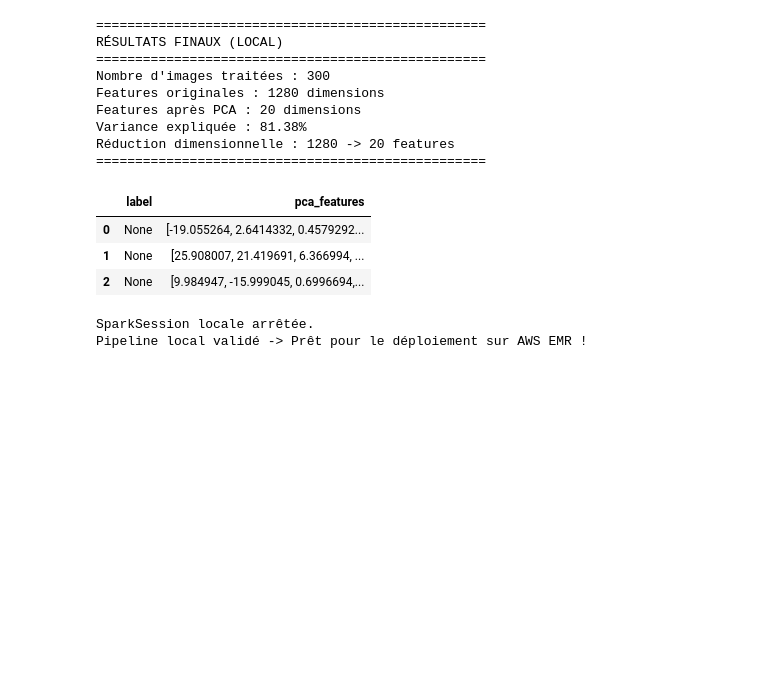
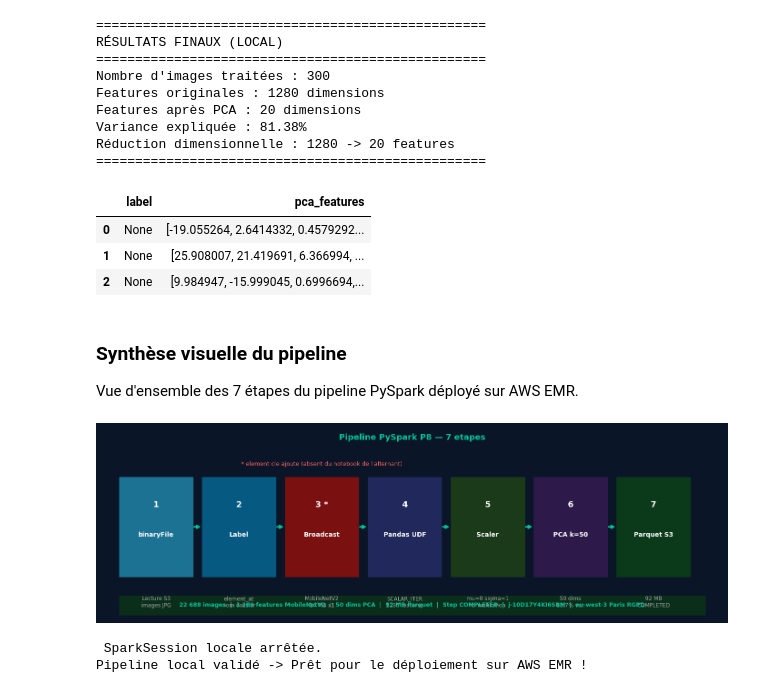
Before and after one commit to stephanebarre13-boop/OC_DS_P8_Deployer_modele_cloud, a Jupyter notebook: Barre_Stephane_1_notebook_032026.ipynb, the cells around one changed output. Drawn from its saved outputs; the diff is of its cells as text; code cells hidden in the pictures; blank space fills up the shorter version.

```diff
--- a/Barre_Stephane_1_notebook_032026.ipynb
+++ b/Barre_Stephane_1_notebook_032026.ipynb
@@ -685,6 +751,75 @@ Réduction dimensionnelle : 1280 -> 20 features
 | 0 | None | [-19.055264, 2.6414332, 0.4579292... |
 | 1 | None | [25.908007, 21.419691, 6.366994, ... |
 | 2 | None | [9.984947, -15.999045, 0.6996694,... |
+# %% [markdown]
+### Synthèse visuelle du pipeline
+
+Vue d'ensemble des 7 étapes du pipeline PySpark déployé sur AWS EMR.
+# %%
+import matplotlib.pyplot as plt
+
+fig, ax = plt.subplots(figsize=(14, 4.5))
+fig.patch.set_facecolor('#0a1628')
+ax.set_facecolor('#0a1628')
+ax.axis('off')
+
+etapes = [
+    ('1\nbinaryFile',  '#1C7293', 'Lecture S3\nimages JPG'),
+    ('2\nLabel',       '#065A82', 'element_at\nnom dossier'),
+    ('3 *\nBroadcast', '#7B1010', 'MobileNetV2\n14 MB x1'),
+    ('4\nPandas UDF',  '#21295C', 'SCALAR_ITER\n1280 features'),
+    ('5\nScaler',      '#1a3a1a', 'mu=0 sigma=1\nnormalisation'),
+    ('6\nPCA k=50',    '#2d1a4a', '50 dims\n83,7% var.'),
+    ('7\nParquet S3',  '#0a3a1a', '92 MB\nCOMPLETED'),
+]
+
+box_w = 0.118
+box_h = 0.52
+y0    = 0.22
+
+for i, (label, color, detail) in enumerate(etapes):
+    x = 0.03 + i * (box_w + 0.015)
+    ax.add_patch(plt.Rectangle((x, y0), box_w, box_h,
+                 color=color, transform=ax.transAxes, zorder=2))
+    lines = label.split('\n')
+    ax.text(x + box_w/2, y0 + box_h*0.72, lines[0],
+            transform=ax.transAxes, ha='center', va='center',
+            color='white', fontsize=13, fontweight='bold', zorder=3)
+    ax.text(x + box_w/2, y0 + box_h*0.42, lines[1],
+            transform=ax.transAxes, ha='center', va='center',
+            color='white', fontsize=10, fontweight='bold', zorder=3)
+    ax.text(x + box_w/2, y0 - 0.10, detail,
+            transform=ax.transAxes, ha='center', va='top',
+            color='#aaaaaa', fontsize=8.5, zorder=3)
+    if i < len(etapes) - 1:
+        ax.annotate('', xy=(x + box_w + 0.015, y0 + box_h/2),
+                    xytext=(x + box_w, y0 + box_h/2),
+                    xycoords='axes fraction', textcoords='axes fraction',
+                    arrowprops=dict(arrowstyle='->', color='#02C39A', lw=2.5))
+
+ax.text(0.5, 0.97, 'Pipeline PySpark P8 — 7 etapes',
+        transform=ax.transAxes, ha='center', va='top',
+        color='#02C39A', fontsize=13, fontweight='bold')
+
+ax.text(0.03 + 2*(box_w+0.015) + box_w/2, y0 + box_h + 0.06,
+        '* element cle ajoute (absent du notebook de l\'alternant)',
+        transform=ax.transAxes, ha='center',
+        color='#F96167', fontsize=9)
+
+ax.add_patch(plt.Rectangle((0.03, 0.02), 0.94, 0.10,
+             color='#0a2e1a', transform=ax.transAxes, zorder=2))
+ax.text(0.5, 0.07,
+        '22 688 images  |  1 280 features MobileNetV2  |  50 dims PCA  |  '
+        '92 MB Parquet  |  Step COMPLETED  |  j-10D17Y4KI6SBM  |  eu-west-3 Paris RGPD',
+        transform=ax.transAxes, ha='center', va='center',
+        color='#02C39A', fontsize=9, fontweight='bold')
+
+plt.tight_layout()
+plt.savefig('visualisation_pipeline_resume.png', dpi=150,
+            bbox_inches='tight', facecolor='#0a1628')
+plt.show()
+# %% [output]
+[figure, added]
 # %%
 # Arrêt de la SparkSession locale
 spark.stop()
```
Also changed, not shown: parts of 32 cells of this notebook, 3 other files.
